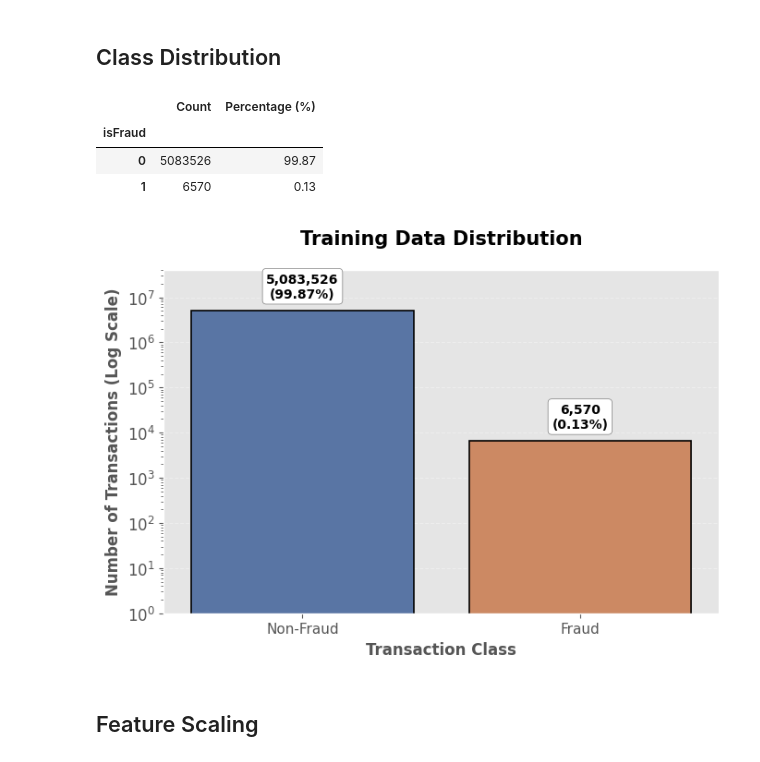
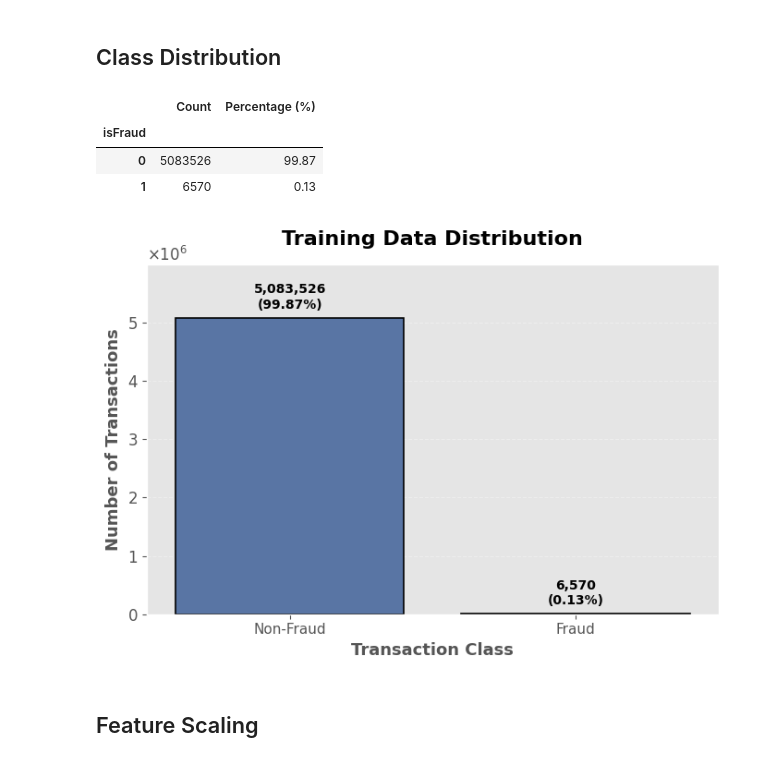
Before and after one commit to Ronglawan/AI-in-Financial-Reporting-and-Fraud-Detection, a Jupyter notebook: Final_Fraud_Detection.ipynb, the cells around one changed output. Cells and saved outputs as stored; diff of their text form; code cells hidden in the pictures.

```diff
--- a/Final_Fraud_Detection.ipynb
+++ b/Final_Fraud_Detection.ipynb
@@ -539,13 +539,11 @@ Testing : (1272524, 5)
 import pandas as pd
 import matplotlib.pyplot as plt
 import seaborn as sns
+import matplotlib.ticker as ticker
 
-from matplotlib.ticker import LogLocator, LogFormatterMathtext
-
-# --------------------------
+# -----------------------
 # Summary Table
-# --------------------------
-
+# -----------------------
 train_class = pd.DataFrame({
     "Count": y_train.value_counts(),
     "Percentage (%)": round(y_train.value_counts(normalize=True) * 100, 2)
@@ -553,10 +551,9 @@ train_class = pd.DataFrame({
 
 display(train_class)
 
-# --------------------------
+# -----------------------
 # Plot
-# --------------------------
-
+# -----------------------
 plt.figure(figsize=(7,5))
 
 ax = sns.countplot(
@@ -566,84 +563,78 @@ ax = sns.countplot(
     linewidth=1.2
 )
 
-# X-axis labels
-ax.set_xticklabels(["Non-Fraud", "Fraud"], fontsize=11)
+# X-axis
+ax.set_xticklabels(
+    ["Non-Fraud", "Fraud"],
+    fontsize=11
+)
 
-# Log Scale
-ax.set_yscale("log")
-
-# แสดงเป็น 10^0, 10^1, ...
-ax.yaxis.set_major_locator(LogLocator(base=10))
-ax.yaxis.set_major_formatter(LogFormatterMathtext())
-
-# ชื่อกราฟ
+# Title
 plt.title(
     "Training Data Distribution",
-    fontsize=15,
+    fontsize=16,
     fontweight="bold",
-    pad=20
+    pad=15
 )
 
 plt.xlabel(
     "Transaction Class",
-    fontsize=12,
+    fontsize=13,
     fontweight="bold"
 )
 
 plt.ylabel(
-    "Number of Transactions (Log Scale)",
-    fontsize=12,
+    "Number of Transactions",
+    fontsize=13,
     fontweight="bold"
 )
+
+# ใช้ ×10⁶
+formatter = ticker.ScalarFormatter(useMathText=True)
+formatter.set_powerlimits((6,6))
+ax.yaxis.set_major_formatter(formatter)
 
 # Grid
 plt.grid(
     axis="y",
     linestyle="--",
     alpha=0.35
 )
 
 # เว้นพื้นที่ด้านบน
-ax.set_ylim(
-    bottom=1,
-    top=max(y_train.value_counts()) * 8
-)
+plt.ylim(0, max(y_train.value_counts())*1.18)
 
-# --------------------------
+# -----------------------
 # Annotation
-# --------------------------
+# -----------------------
 
 total = len(y_train)
 
 for p in ax.patches:
 
-    height = p.get_height()
+    count = int(p.get_height())
+    percentage = count / total * 100
 
     ax.annotate(
-        f"{int(height):,}\n({height/total*100:.2f}%)",
-        xy=(p.get_x()+p.get_width()/2, height),
-        xytext=(0,8),
+        f"{count:,}\n({percentage:.2f}%)",
+        xy=(p.get_x()+p.get_width()/2, count),
+        xytext=(0,5),
         textcoords="offset points",
         ha="center",
         va="bottom",
         fontsize=10,
-        fontweight="bold",
-        bbox=dict(
-            facecolor="white",
-            edgecolor="gray",
-            boxstyle="round,pad=0.3"
-        )
+        fontweight="bold"
     )
 
 plt.tight_layout()
 
 plt.show()
 # %% [output]
 |  | Count | Percentage (%) |
 | isFraud |  |  |
 | 0 | 5083526 | 99.87 |
 | 1 | 6570 | 0.13 |
-[figure, old version]
+[figure, new version]
 # %% [markdown]
 ## Feature Scaling
 # %%
```
